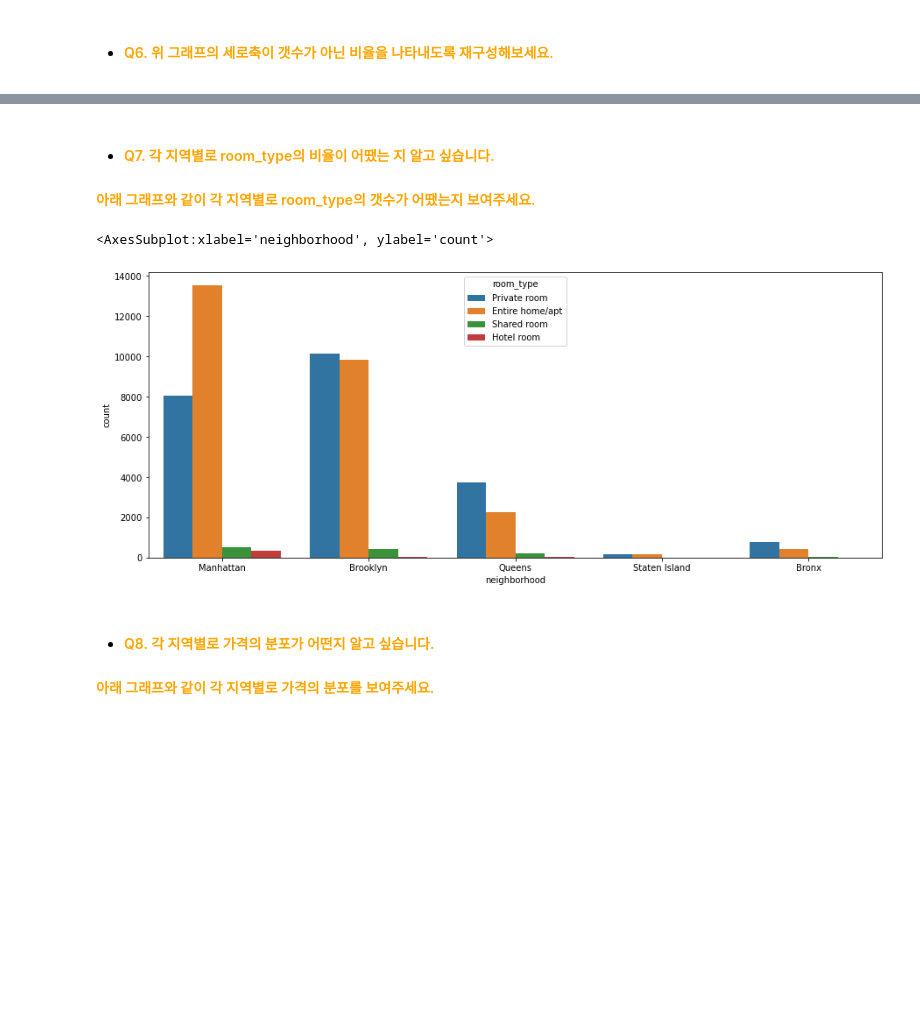
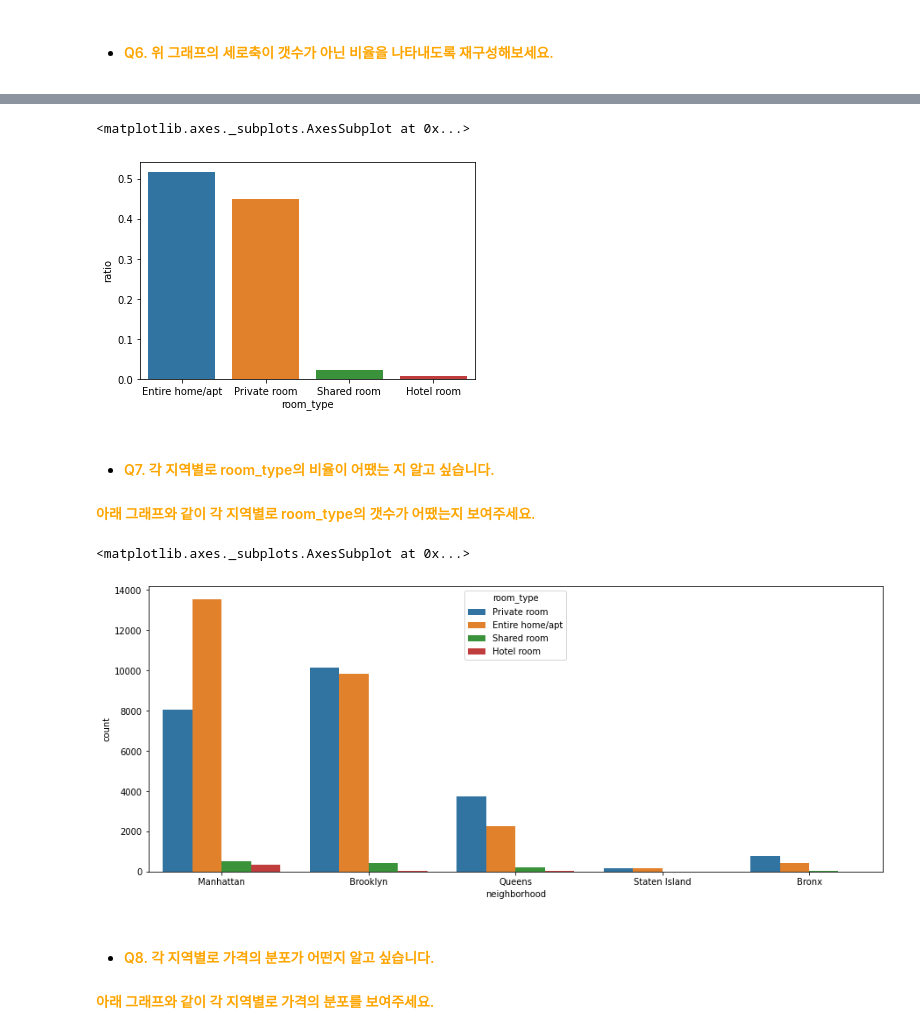
Before and after one commit to woohoocheezy/yGITa, a Jupyter notebook: eda/20_임우찬_EDA&시각화_과제.ipynb, the cells around one changed output, grey strips where cells are left out. Drawn from its saved outputs; the diff is of its cells as text; code cells hidden in the pictures; blank space fills up the shorter version.

```diff
--- a/eda/20_임우찬_EDA&시각화_과제.ipynb
+++ b/eda/20_임우찬_EDA&시각화_과제.ipynb
@@ -143,11 +167,24 @@ memory usage: 21.3+ MB
+# %%
+# Q6
+room_ratio = room_df.copy()
+
+room_ratio['count'] = room_ratio['count'].apply(lambda x: x / room_ratio['count'].sum())
+room_ratio.columns = ['room_type', 'ratio']
+
+sns.barplot(x='room_type', y='ratio', data = room_ratio)
+# %% [output]
+<matplotlib.axes._subplots.AxesSubplot at 0x...>
+[figure, added]
 # %% [markdown]
 - #### <font color='orange'> Q7. 각 지역별로 room_type의 비율이 어땠는 지 알고 싶습니다.
 #### <font color='orange'> 아래 그래프와 같이 각 지역별로 room_type의 갯수가 어땠는지 보여주세요.
 # %%
 # Q7
 plt.figure(figsize=(15,6))
+
+sns.countplot(x='neighborhood', data = df[['neighborhood', 'room_type']], hue='room_type')
 # %% [output]
-<AxesSubplot:xlabel='neighborhood', ylabel='count'>
+<matplotlib.axes._subplots.AxesSubplot at 0x...>
 [figure]
 # %% [markdown]
 - #### <font color='orange'> Q8. 각 지역별로 가격의 분포가 어떤지 알고 싶습니다.
```
Also changed, not shown: parts of 22 cells of this notebook.
